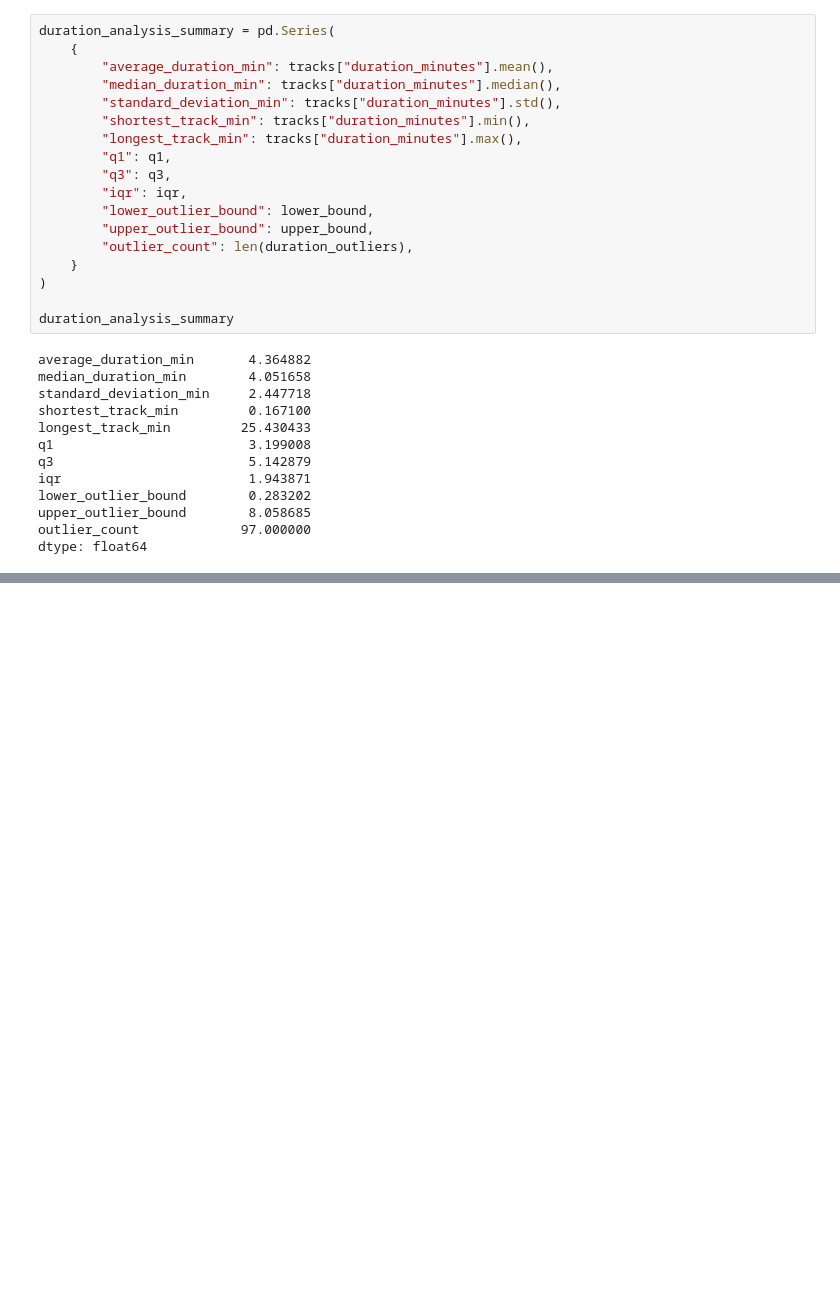
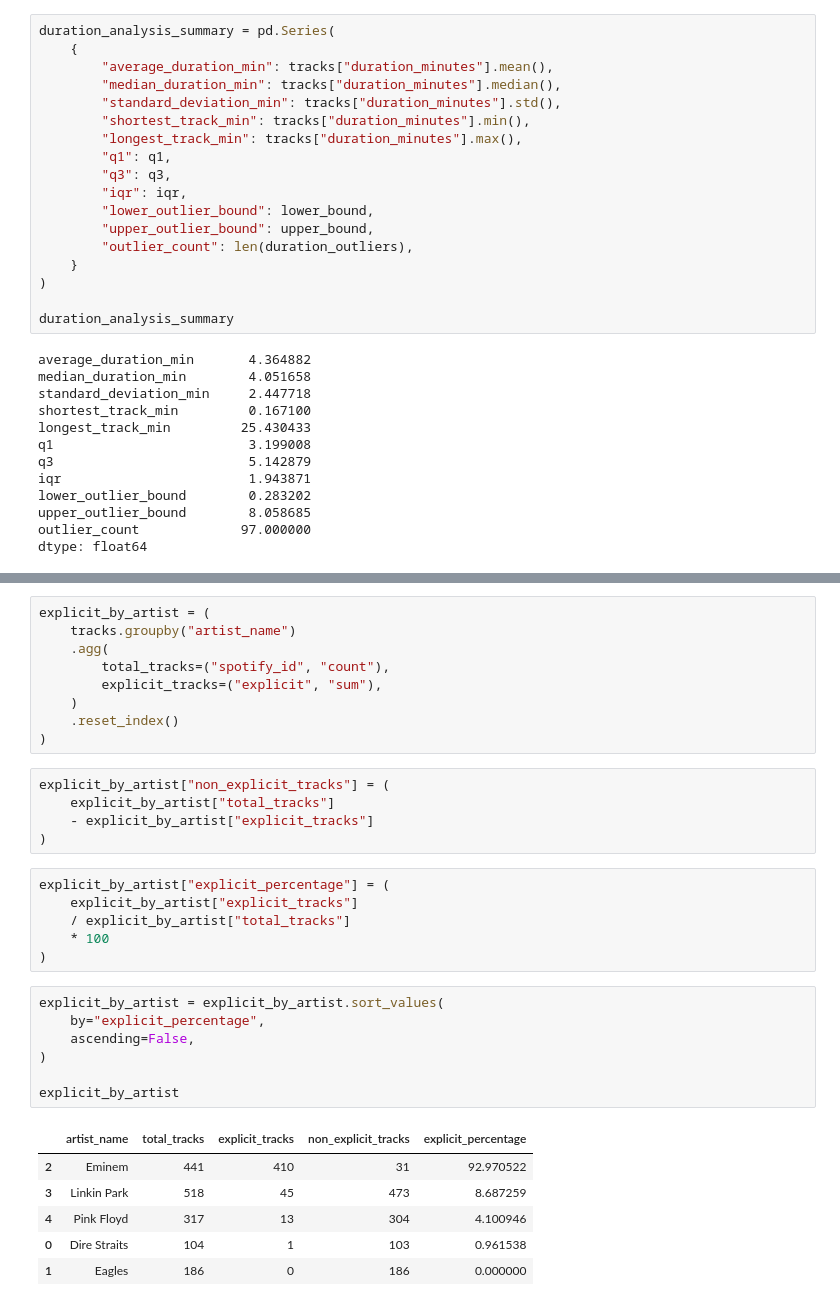
Before and after one commit to yagofelix00/spotify-music-analytics, a Jupyter notebook: notebooks/01_exploratory_analysis.ipynb, the cells around one changed output, grey strips where cells are left out. Cells and saved outputs as stored; diff of their text form; blank space fills up the shorter version.

```diff
--- a/notebooks/01_exploratory_analysis.ipynb
+++ b/notebooks/01_exploratory_analysis.ipynb
@@ -618,0 +646,34 @@ dtype: float64
+# %%
+explicit_by_artist = (
+    tracks.groupby("artist_name")
+    .agg(
+        total_tracks=("spotify_id", "count"),
+        explicit_tracks=("explicit", "sum"),
+    )
+    .reset_index()
+)
+# %%
+explicit_by_artist["non_explicit_tracks"] = (
+    explicit_by_artist["total_tracks"]
+    - explicit_by_artist["explicit_tracks"]
+)
+# %%
+explicit_by_artist["explicit_percentage"] = (
+    explicit_by_artist["explicit_tracks"]
+    / explicit_by_artist["total_tracks"]
+    * 100
+)
+# %%
+explicit_by_artist = explicit_by_artist.sort_values(
+    by="explicit_percentage",
+    ascending=False,
+)
+
+explicit_by_artist
+# %% [output]
+|  | artist_name | total_tracks | explicit_tracks | non_explicit_tracks | explicit_percentage |
+| 2 | Eminem | 441 | 410 | 31 | 92.970522 |
+| 3 | Linkin Park | 518 | 45 | 473 | 8.687259 |
+| 4 | Pink Floyd | 317 | 13 | 304 | 4.100946 |
+| 0 | Dire Straits | 104 | 1 | 103 | 0.961538 |
+| 1 | Eagles | 186 | 0 | 186 | 0.000000 |
```
Also changed, not shown: parts of 6 cells of this notebook.
